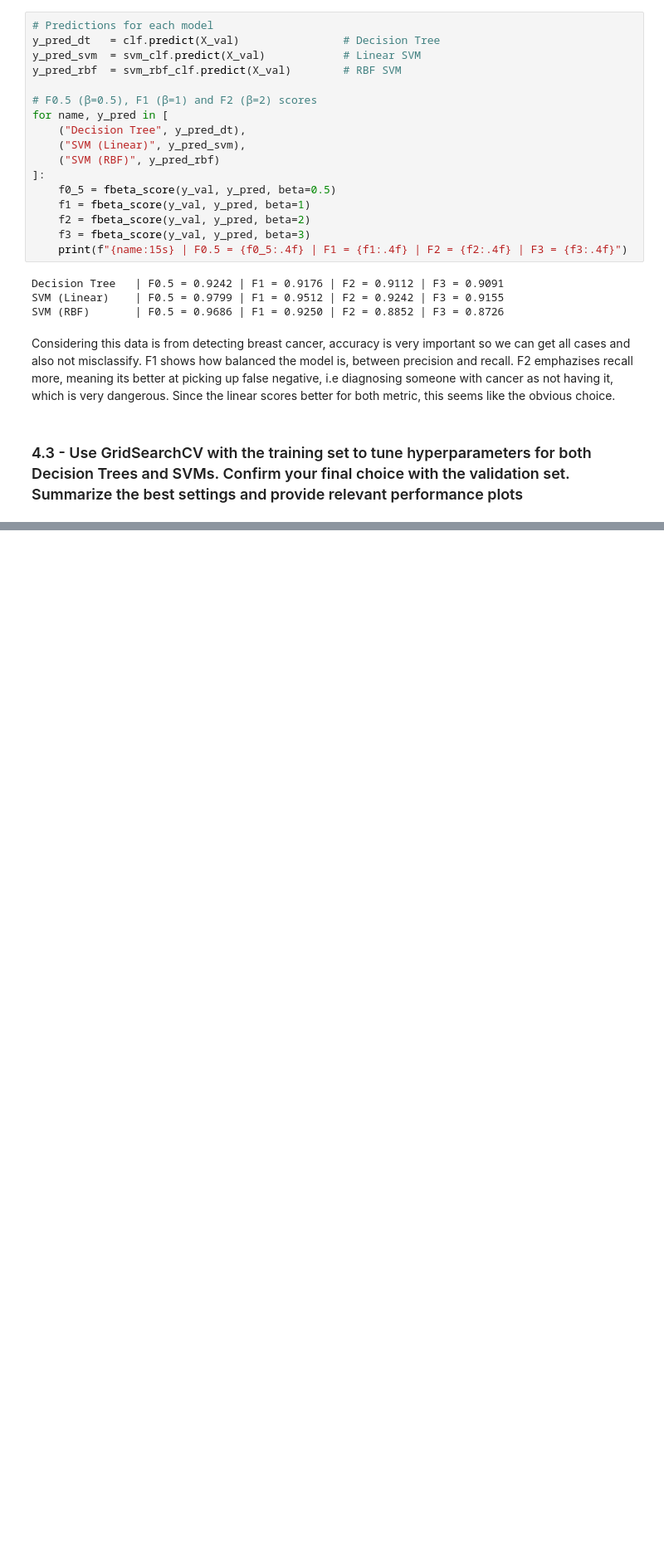
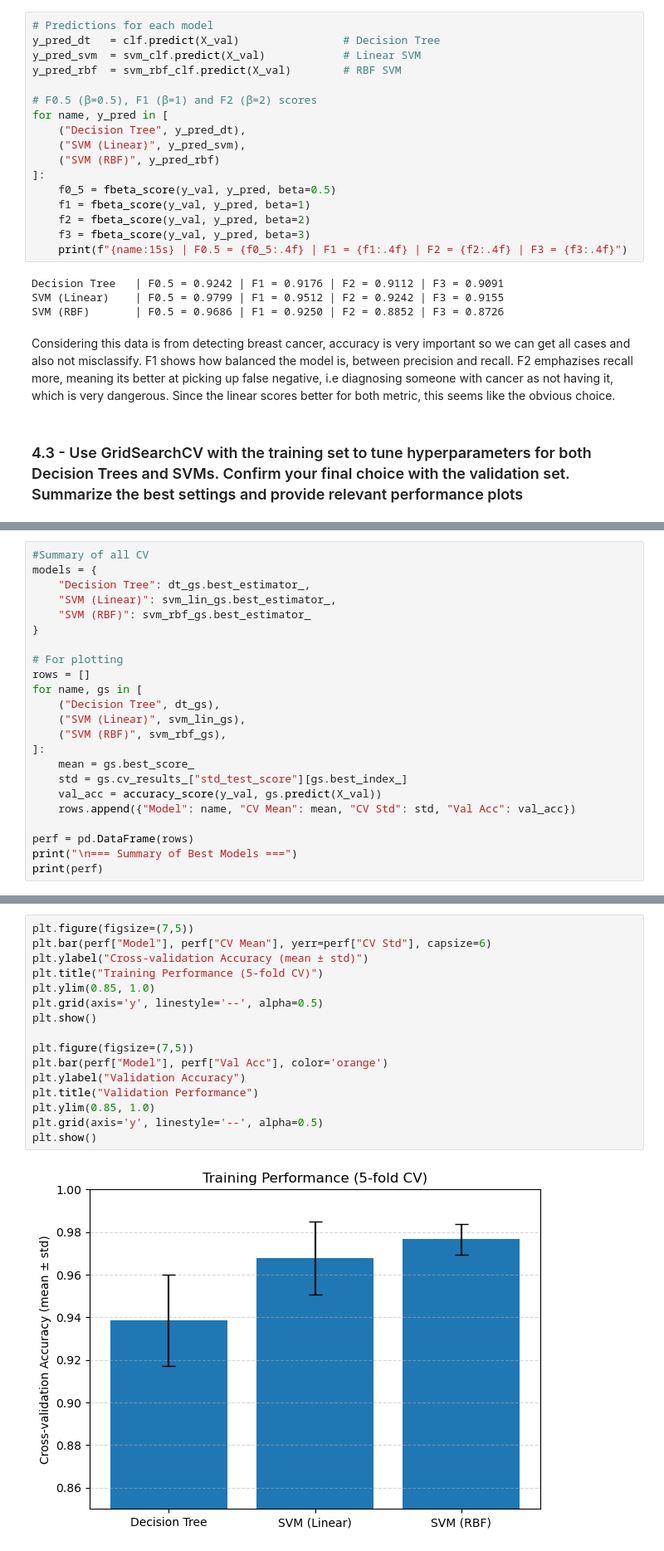
Before and after one commit to lcmolteberg/MachineOblig2, a Jupyter notebook: main.ipynb, the cells around one changed output, grey strips where cells are left out. Shown: that part at 83% size. Cells and saved outputs as stored; diff of their text form; blank space fills up the shorter version.

```diff
--- a/main.ipynb
+++ b/main.ipynb
@@ -646,0 +670,23 @@ Validation accuracy:       0.9561
+# %%
+#Summary of all CV
+models = {
+    "Decision Tree": dt_gs.best_estimator_,
+    "SVM (Linear)": svm_lin_gs.best_estimator_,
+    "SVM (RBF)": svm_rbf_gs.best_estimator_
+}
+
+# For plotting
+rows = []
+for name, gs in [
+    ("Decision Tree", dt_gs),
+    ("SVM (Linear)", svm_lin_gs),
+    ("SVM (RBF)", svm_rbf_gs),
+]:
+    mean = gs.best_score_
+    std = gs.cv_results_["std_test_score"][gs.best_index_]
+    val_acc = accuracy_score(y_val, gs.predict(X_val))
+    rows.append({"Model": name, "CV Mean": mean, "CV Std": std, "Val Acc": val_acc})
+
+perf = pd.DataFrame(rows)
+print("\n=== Summary of Best Models ===")
+print(perf)
@@ -646,0 +699,18 @@ Validation accuracy:       0.9561
+# %%
+plt.figure(figsize=(7,5))
+plt.bar(perf["Model"], perf["CV Mean"], yerr=perf["CV Std"], capsize=6)
+plt.ylabel("Cross-validation Accuracy (mean ± std)")
+plt.title("Training Performance (5-fold CV)")
+plt.ylim(0.85, 1.0)
+plt.grid(axis='y', linestyle='--', alpha=0.5)
+plt.show()
+
+plt.figure(figsize=(7,5))
+plt.bar(perf["Model"], perf["Val Acc"], color='orange')
+plt.ylabel("Validation Accuracy")
+plt.title("Validation Performance")
+plt.ylim(0.85, 1.0)
+plt.grid(axis='y', linestyle='--', alpha=0.5)
+plt.show()
+# %% [output]
+[figure, added]
```
Also changed, not shown: parts of 13 cells of this notebook.
